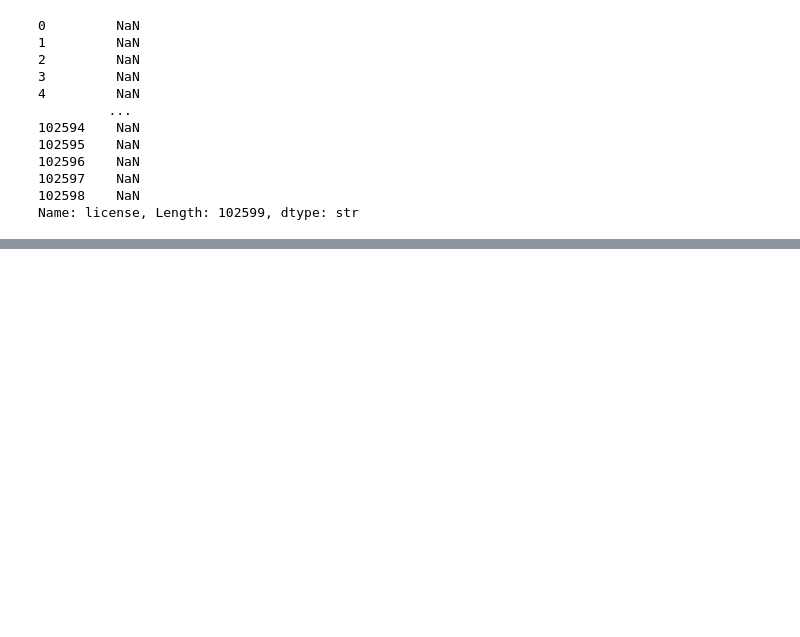
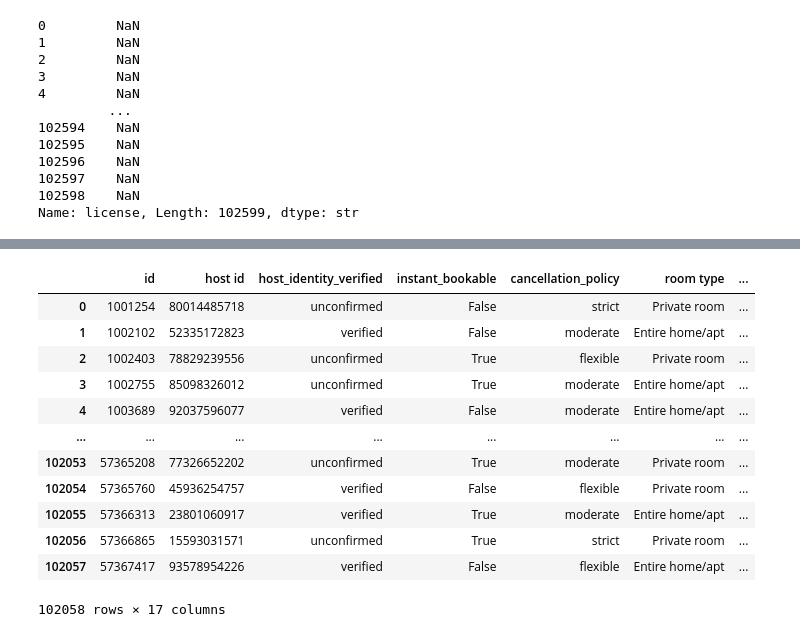
Before and after one commit to abderrahmanboubligha/tp_machine_learning, a Jupyter notebook: TP1_Pretraitement_Airbnb.ipynb, the cells around one changed output, grey strips where cells are left out. Saved outputs shown, nothing was run; the diff lists cells and outputs as text; code cells hidden in the pictures; blank space fills up the shorter version.

```diff
--- a/TP1_Pretraitement_Airbnb.ipynb
+++ b/TP1_Pretraitement_Airbnb.ipynb
@@ -73,0 +225,8 @@ Name: license, Length: 102599, dtype: str
+# %%
+data.drop(columns = ["lat", "long"], inplace = True)
+# %%
+data.drop(columns = ["country","country code"], inplace = True)
+#i deleted it because it has one value only
+# %%
+# data["instant_bookable"].fillna(data["instant_bookable"].mode()[0], inplace = True) inplace true didn't work i don't know why
+data["instant_bookable"] = data["instant_bookable"].fillna(data["instant_bookable"].mode()[0])
@@ -73,0 +254,21 @@ Name: license, Length: 102599, dtype: str
+# %%
+#categorical variable
+data["cancellation_policy"] = data["cancellation_policy"].fillna(data["cancellation_policy"].mode()[0])
+# %%
+data["Construction year"] = data["Construction year"].fillna(data["Construction year"].mean())
+data["Construction year"]= data["Construction year"].astype(int)
+data
+# %% [output]
+|  | id | host id | host_identity_verified | instant_bookable | cancellation_policy | room type | ... |
+| 0 | 1001254 | 80014485718 | unconfirmed | False | strict | Private room | ... |
+| 1 | 1002102 | 52335172823 | verified | False | moderate | Entire home/apt | ... |
+| 2 | 1002403 | 78829239556 | unconfirmed | True | flexible | Private room | ... |
+| 3 | 1002755 | 85098326012 | unconfirmed | True | moderate | Entire home/apt | ... |
+| 4 | 1003689 | 92037596077 | verified | False | moderate | Entire home/apt | ... |
+| ... | ... | ... | ... | ... | ... | ... | ... |
+| 102053 | 57365208 | 77326652202 | unconfirmed | True | moderate | Private room | ... |
+| 102054 | 57365760 | 45936254757 | verified | False | flexible | Private room | ... |
+| 102055 | 57366313 | 23801060917 | verified | True | moderate | Entire home/apt | ... |
+| 102056 | 57366865 | 15593031571 | unconfirmed | True | strict | Private room | ... |
+| 102057 | 57367417 | 93578954226 | verified | False | flexible | Entire home/apt | ... |
+102058 rows × 17 columns
```
Also changed, not shown: parts of 27 cells of this notebook.
